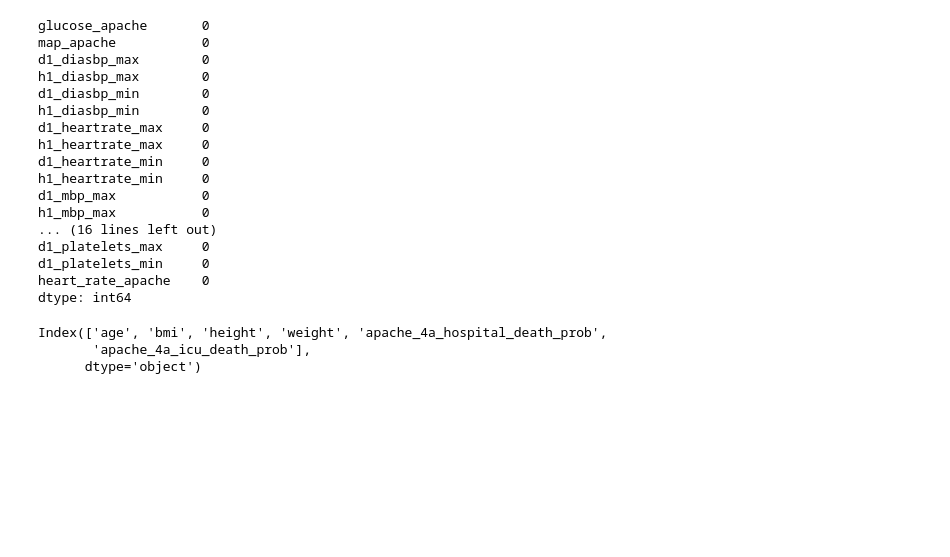
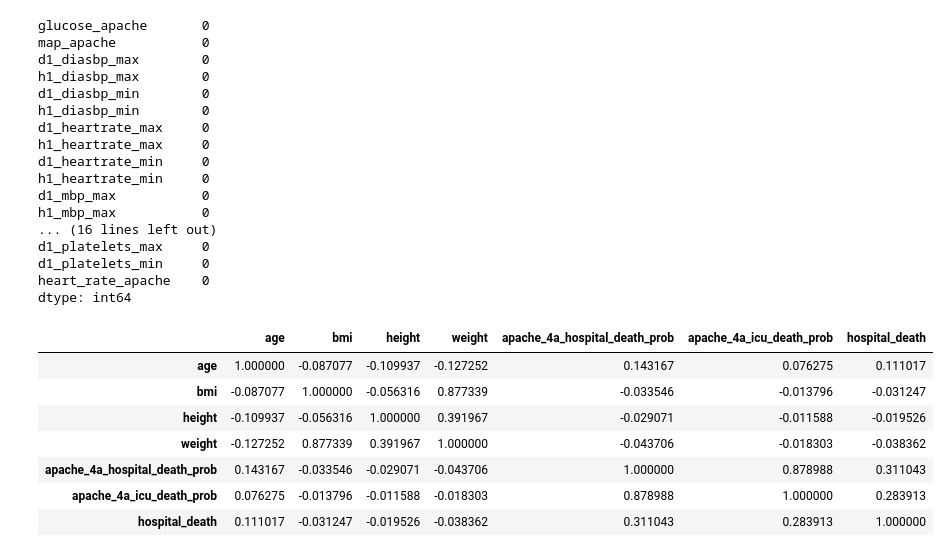
Before and after one commit to Gehancv/Hospital-ICU-Mortality-Prediction, a Jupyter notebook: STA 6704- Final project.ipynb, the cells around one changed output. Saved outputs shown, nothing was run; the diff lists cells and outputs as text; code cells hidden in the pictures; blank space fills up the shorter version.

```diff
--- a/STA 6704- Final project.ipynb
+++ b/STA 6704- Final project.ipynb
@@ -314,9 +314,18 @@ d1_platelets_min     0
 heart_rate_apache    0
 dtype: int64
 # %%
-data_new.columns[data_new.isnull().sum()>0]
+list=data_new.columns[data_new.isnull().sum()>0].tolist()
+list.append('hospital_death')
 #These columns need to be imputed based on linear regression. Possibilities must be checked.
-# %% [output]
-Index(['age', 'bmi', 'height', 'weight', 'apache_4a_hospital_death_prob',
-       'apache_4a_icu_death_prob'],
-      dtype='object')
+# %%
+matrix=data_new[list].corr()
+matrix
+# %% [output]
+|  | age | bmi | height | weight | apache_4a_hospital_death_prob | apache_4a_icu_death_prob | hospital_death |
+| age | 1.000000 | -0.087077 | -0.109937 | -0.127252 | 0.143167 | 0.076275 | 0.111017 |
+| bmi | -0.087077 | 1.000000 | -0.056316 | 0.877339 | -0.033546 | -0.013796 | -0.031247 |
+| height | -0.109937 | -0.056316 | 1.000000 | 0.391967 | -0.029071 | -0.011588 | -0.019526 |
+| weight | -0.127252 | 0.877339 | 0.391967 | 1.000000 | -0.043706 | -0.018303 | -0.038362 |
+| apache_4a_hospital_death_prob | 0.143167 | -0.033546 | -0.029071 | -0.043706 | 1.000000 | 0.878988 | 0.311043 |
+| apache_4a_icu_death_prob | 0.076275 | -0.013796 | -0.011588 | -0.018303 | 0.878988 | 1.000000 | 0.283913 |
+| hospital_death | 0.111017 | -0.031247 | -0.019526 | -0.038362 | 0.311043 | 0.283913 | 1.000000 |
```
Also changed, not shown: parts of 5 cells of this notebook.
